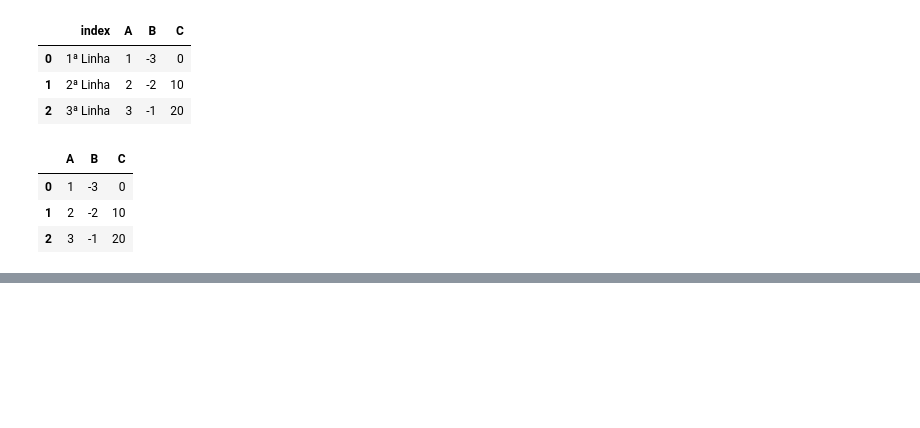
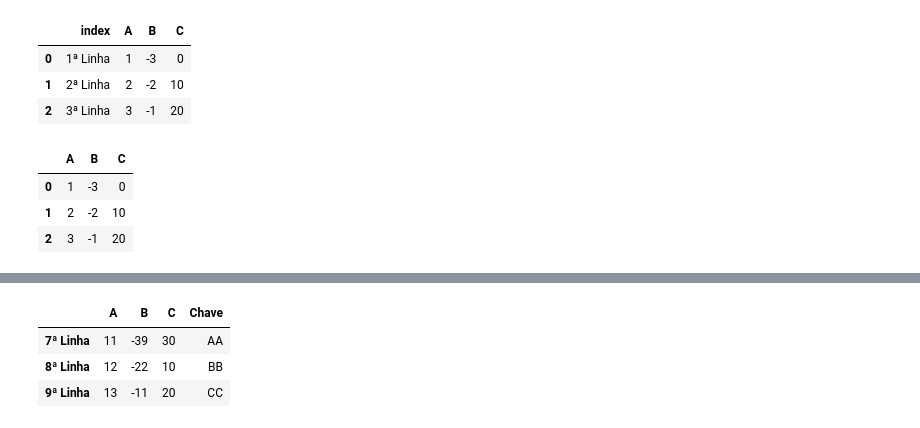
Before and after one commit to danielvieira95/Inteligencia_Artificial_2025, a Jupyter notebook: Turma-A/aula02/codigo.ipynb, the cells around one changed output, grey strips where cells are left out. Cells and saved outputs as stored; diff of their text form; code cells hidden in the pictures; blank space fills up the shorter version.

```diff
--- a/Turma-A/aula02/codigo.ipynb
+++ b/Turma-A/aula02/codigo.ipynb
@@ -249,0 +298,7 @@ Dataframe_01
+# %%
+Dataframe_03
+# %% [output]
+|  | A | B | C | Chave |
+| 7ª Linha | 11 | -39 | 30 | AA |
+| 8ª Linha | 12 | -22 | 10 | BB |
+| 9ª Linha | 13 | -11 | 20 | CC |
```
Also changed, not shown: parts of 3 cells of this notebook.
